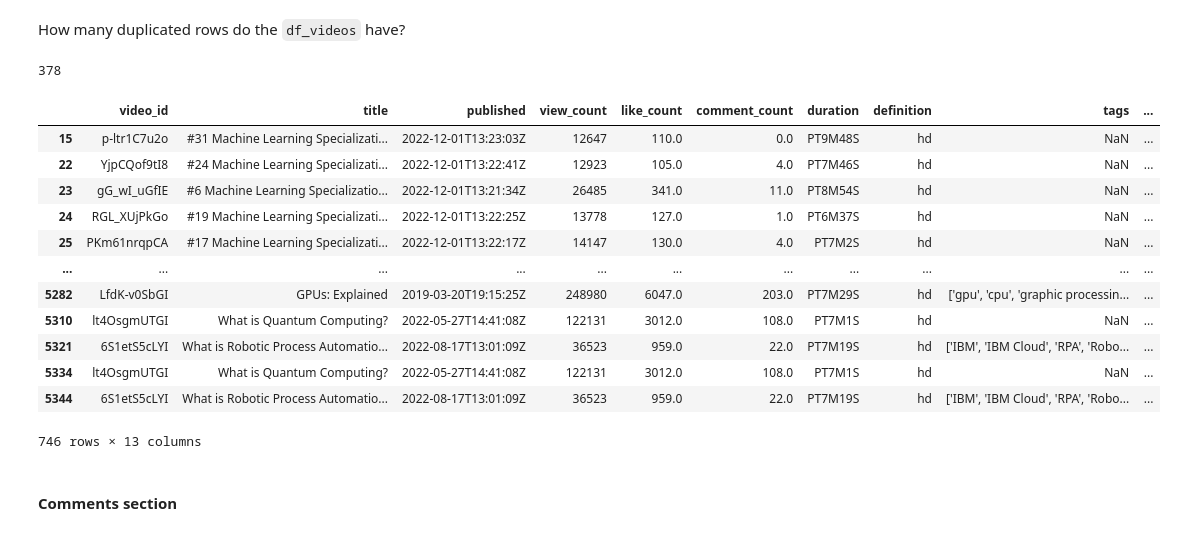
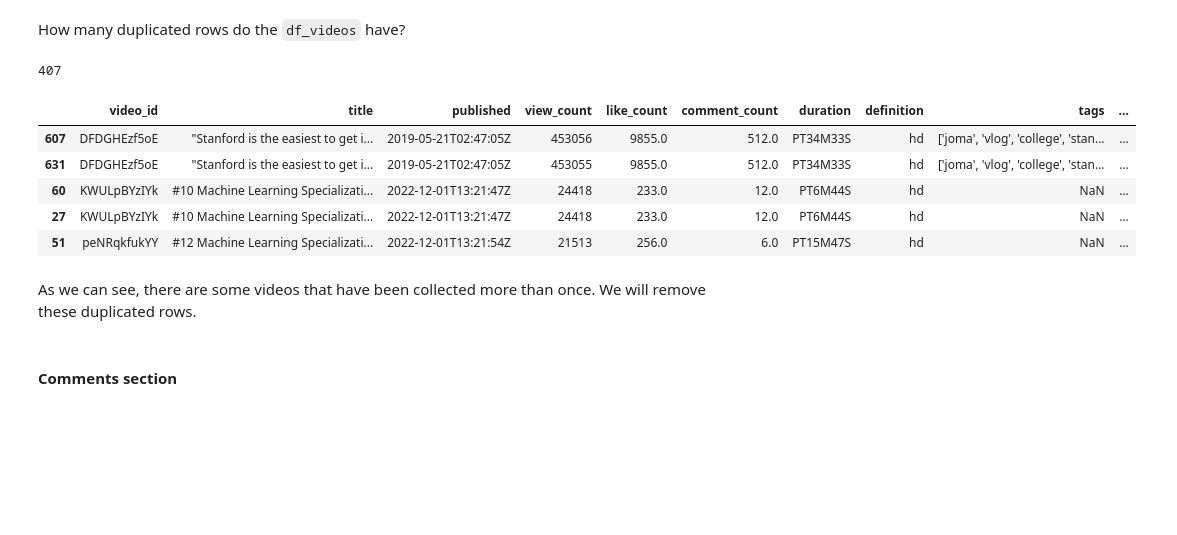
Before and after one commit to Mr-Phuong-Nam/Analyzing-about-top-tech-channels-on-Youtube, a Jupyter notebook: notebooks/2.0-preprocessing.ipynb, the cells around one changed output. Cells and saved outputs as stored; diff of their text form; code cells hidden in the pictures; blank space fills up the shorter version.

```diff
--- a/notebooks/2.0-preprocessing.ipynb
+++ b/notebooks/2.0-preprocessing.ipynb
@@ -163,25 +163,20 @@ Columns: 10
 # %% [markdown]
 How many duplicated rows do the `df_videos` have?
 # %%
-df_videos.duplicated().sum()
+df_videos.duplicated(subset='video_id').sum()
 # %% [output]
-378
+407
 # %%
-df_videos[df_videos.duplicated(keep = False)]
+df_videos[df_videos.duplicated(subset='video_id', keep = False)].sort_values(by = 'title').head()
 # %% [output]
 |  | video_id | title | published | view_count | like_count | comment_count | duration | definition | tags | ... |
-| 15 | p-ltr1C7u2o | #31 Machine Learning Specializati... | 2022-12-01T13:23:03Z | 12647 | 110.0 | 0.0 | PT9M48S | hd | NaN | ... |
-| 22 | YjpCQof9tI8 | #24 Machine Learning Specializati... | 2022-12-01T13:22:41Z | 12923 | 105.0 | 4.0 | PT7M46S | hd | NaN | ... |
-| 23 | gG_wI_uGfIE | #6 Machine Learning Specializatio... | 2022-12-01T13:21:34Z | 26485 | 341.0 | 11.0 | PT8M54S | hd | NaN | ... |
-| 24 | RGL_XUjPkGo | #19 Machine Learning Specializati... | 2022-12-01T13:22:25Z | 13778 | 127.0 | 1.0 | PT6M37S | hd | NaN | ... |
-| 25 | PKm61nrqpCA | #17 Machine Learning Specializati... | 2022-12-01T13:22:17Z | 14147 | 130.0 | 4.0 | PT7M2S | hd | NaN | ... |
-| ... | ... | ... | ... | ... | ... | ... | ... | ... | ... | ... |
-| 5282 | LfdK-v0SbGI | GPUs: Explained | 2019-03-20T19:15:25Z | 248980 | 6047.0 | 203.0 | PT7M29S | hd | ['gpu', 'cpu', 'graphic processin... | ... |
-| 5310 | lt4OsgmUTGI | What is Quantum Computing? | 2022-05-27T14:41:08Z | 122131 | 3012.0 | 108.0 | PT7M1S | hd | NaN | ... |
-| 5321 | 6S1etS5cLYI | What is Robotic Process Automatio... | 2022-08-17T13:01:09Z | 36523 | 959.0 | 22.0 | PT7M19S | hd | ['IBM', 'IBM Cloud', 'RPA', 'Robo... | ... |
-| 5334 | lt4OsgmUTGI | What is Quantum Computing? | 2022-05-27T14:41:08Z | 122131 | 3012.0 | 108.0 | PT7M1S | hd | NaN | ... |
-| 5344 | 6S1etS5cLYI | What is Robotic Process Automatio... | 2022-08-17T13:01:09Z | 36523 | 959.0 | 22.0 | PT7M19S | hd | ['IBM', 'IBM Cloud', 'RPA', 'Robo... | ... |
+| 607 | DFDGHEzf5oE | "Stanford is the easiest to get i... | 2019-05-21T02:47:05Z | 453056 | 9855.0 | 512.0 | PT34M33S | hd | ['joma', 'vlog', 'college', 'stan... | ... |
+| 631 | DFDGHEzf5oE | "Stanford is the easiest to get i... | 2019-05-21T02:47:05Z | 453055 | 9855.0 | 512.0 | PT34M33S | hd | ['joma', 'vlog', 'college', 'stan... | ... |
+| 60 | KWULpBYzIYk | #10 Machine Learning Specializati... | 2022-12-01T13:21:47Z | 24418 | 233.0 | 12.0 | PT6M44S | hd | NaN | ... |
+| 27 | KWULpBYzIYk | #10 Machine Learning Specializati... | 2022-12-01T13:21:47Z | 24418 | 233.0 | 12.0 | PT6M44S | hd | NaN | ... |
+| 51 | peNRqkfukYY | #12 Machine Learning Specializati... | 2022-12-01T13:21:54Z | 21513 | 256.0 | 6.0 | PT15M47S | hd | NaN | ... |
-746 rows × 13 columns
+# %% [markdown]
+As we can see, there are some videos that have been collected more than once. We will remove these duplicated rows.
 # %% [markdown]
 #### Comments section
 # %% [markdown]
```
Also changed, not shown: parts of 27 cells of this notebook, 52 other files.
